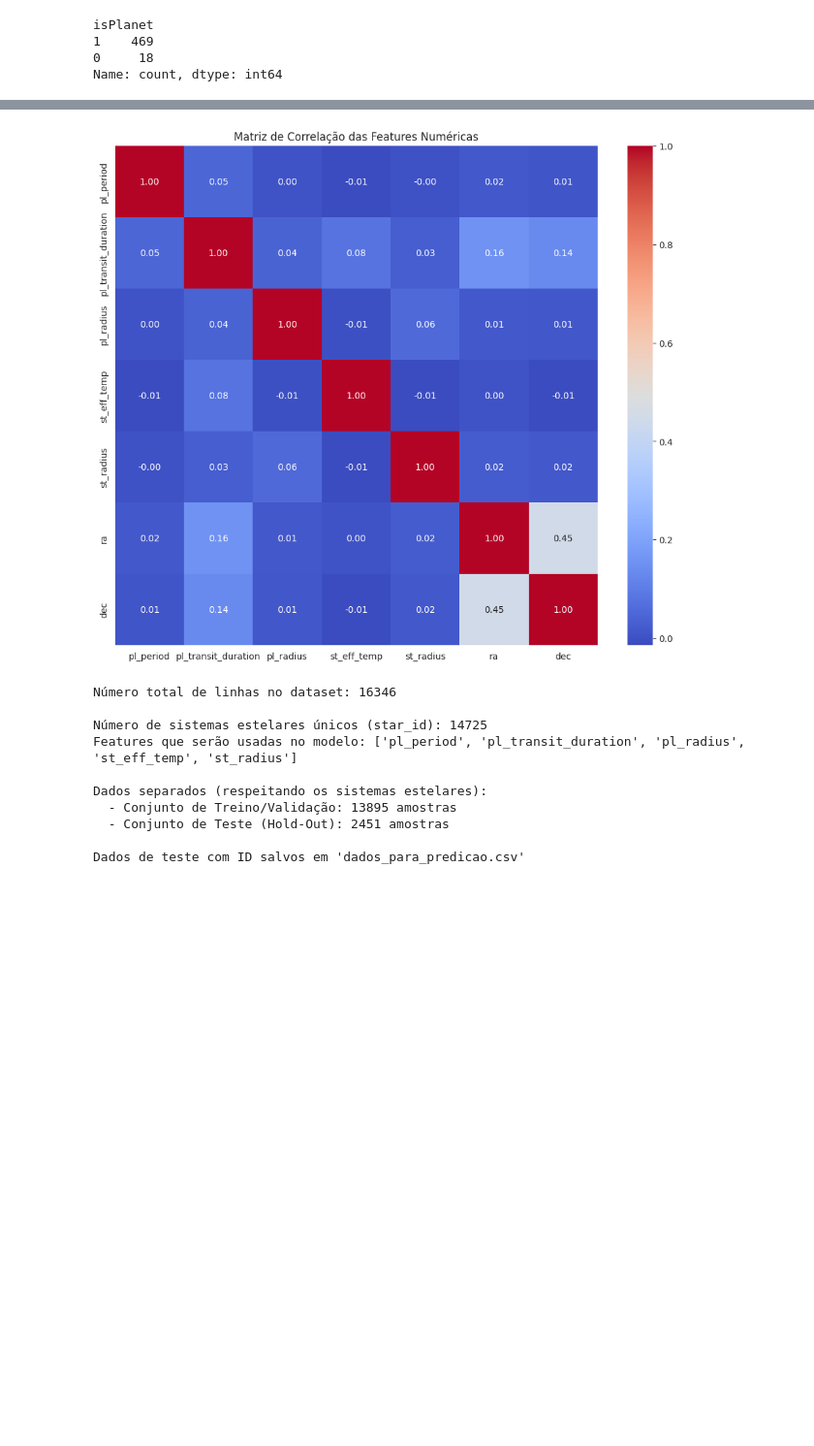
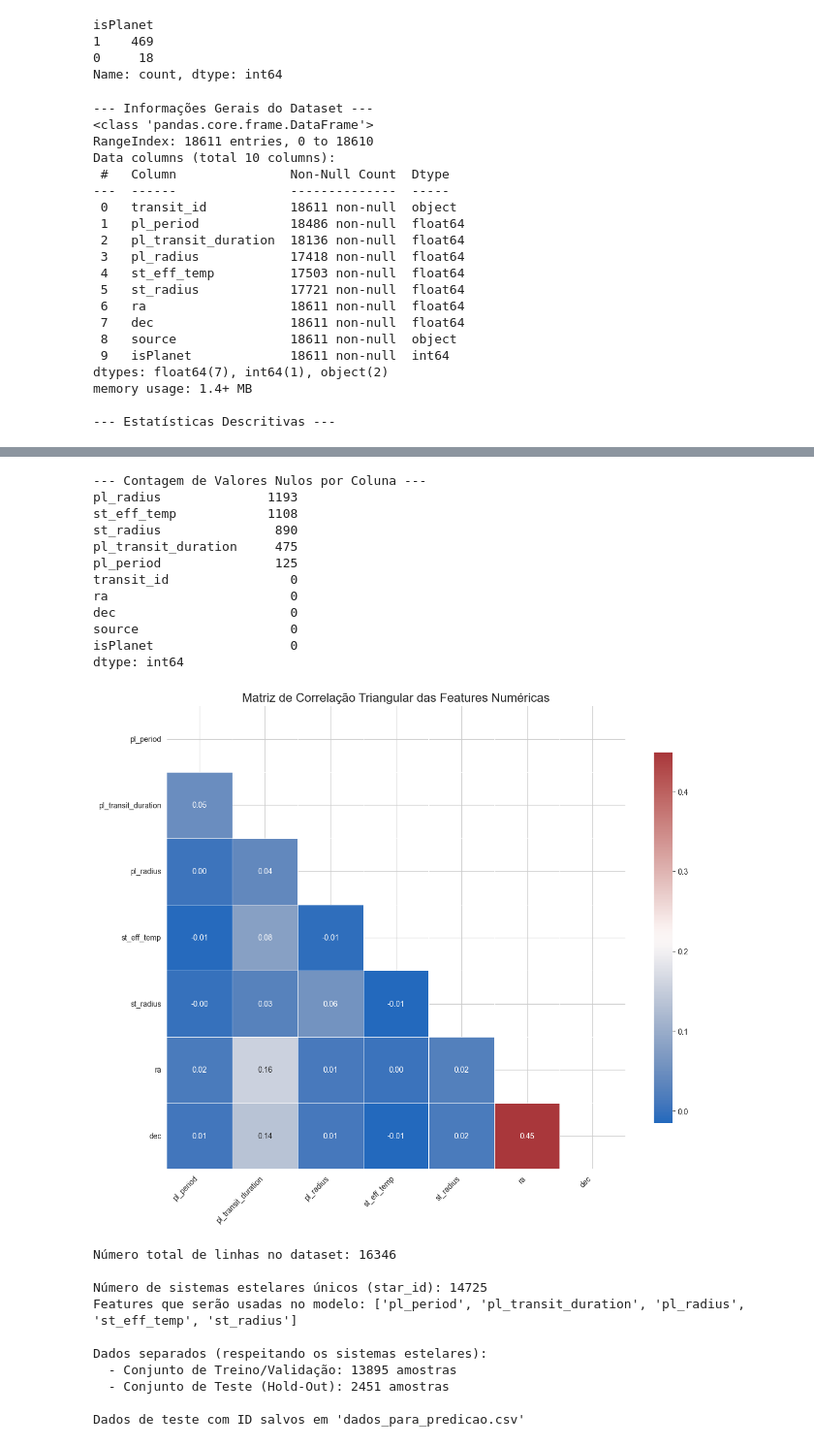
Before and after one commit to GuilhermeFracalossi/exoplanet-detection, a Jupyter notebook: training_notebooks/generic.ipynb, the cells around one changed output, grey strips where cells are left out. Shown at 97% size. Saved outputs shown, nothing was run; the diff lists cells and outputs as text; code cells hidden in the pictures; blank space fills up the shorter version.

Commit message:
feat: optim. threashold, shap added, better correlation matrix

```diff
--- a/training_notebooks/generic.ipynb
+++ b/training_notebooks/generic.ipynb
@@ -303,15 +241,15 @@ Name: count, dtype: int64
 # ==============================================================================
 
 # # --- Informações Gerais e Estatísticas Descritivas ---
-# print("\n--- Informações Gerais do Dataset ---")
-# final_df.info()
+print("\n--- Informações Gerais do Dataset ---")
+final_df.info()
 
-# print("\n--- Estatísticas Descritivas ---")
-# display(final_df.describe())
+print("\n--- Estatísticas Descritivas ---")
+display(final_df.describe())
 
-# # --- Verificação de Valores Nulos ---
-# print("\n--- Contagem de Valores Nulos por Coluna ---")
-# print(final_df.isnull().sum().sort_values(ascending=False))
+# --- Verificação de Valores Nulos ---
+print("\n--- Contagem de Valores Nulos por Coluna ---")
+print(final_df.isnull().sum().sort_values(ascending=False))
 
 # # --- Distribuição da Variável Alvo e da Origem dos Dados ---
 # plt.figure(figsize=(14, 6))
@@ -326,7 +264,7 @@ Name: count, dtype: int64
 # plt.tight_layout()
 # plt.show()
 
-# # --- Distribuição das Features Numéricas ---
+# # # --- Distribuição das Features Numéricas ---
 numeric_features = final_df.select_dtypes(include=np.number).columns.drop('isPlanet')
 # for col in numeric_features:
 #     plt.figure(figsize=(14, 6))
@@ -347,10 +285,53 @@ numeric_features = final_df.select_dtypes(include=np.number).columns.drop('isPla
 #     plt.tight_layout()
 #     plt.show()
 
-# --- Matriz de Correlação ---
+# --- Matriz de Correlação (VERSÃO MELHORADA) ---
 plt.figure(figsize=(12, 10))
+
+# 1. Calcula a matriz de correlação normalmente
 correlation_matrix = final_df[numeric_features].corr()
-sns.heatmap(correlation_matrix, annot=True, cmap='coolwarm', fmt=".2f")
-plt.title('Matriz de Correlação das Features Numéricas')
+
+# 2. Cria uma máscara para o triângulo superior (incluindo a diagonal)
+#    - np.ones_like(correlation_matrix, dtype=bool) cria uma matriz do mesmo tamanho, toda com 'True'.
+#    - np.triu(...) transforma essa matriz, mantendo 'True' apenas na diagonal superior.
+#    - O heatmap do seaborn usa essa máscara para NÃO desenhar as células onde o valor é 'True'.
+mask = np.triu(np.ones_like(correlation_matrix, dtype=bool))
+
+# 3. Desenha o heatmap com as melhorias aplicadas
+sns.heatmap(
+    correlation_matrix,
+    mask=mask,              # Aplica a máscara para esconder a parte superior e a diagonal
+    annot=True,             # Mantém a anotação dos valores
+    fmt=".2f",              # Formata os números com duas casas decimais
+    cmap='vlag',            # Uma paleta de cores divergente e profissional (azul para negativo, vermelho para positivo)
+    linewidths=.5,          # Adiciona uma pequena linha divisória entre as células
+    cbar_kws={"shrink": .8} # Diminui um pouco o tamanho da barra de cores lateral
+)
+
+# 4. Ajustes finais de layout para melhor visualização
+plt.title('Matriz de Correlação Triangular das Features Numéricas', fontsize=16)
+plt.xticks(rotation=45, ha='right') # Rotaciona os labels do eixo X para não se sobreporem
+plt.yticks(rotation=0)              # Mantém os labels do eixo Y na horizontal
+plt.tight_layout()                  # Ajusta o plot para garantir que tudo caiba na figura
 plt.show()
 # %% [output]
+--- Informações Gerais do Dataset ---
+<class 'pandas.core.frame.DataFrame'>
+RangeIndex: 18611 entries, 0 to 18610
+Data columns (total 10 columns):
+ #   Column               Non-Null Count  Dtype
+---  ------               --------------  -----
+ 0   transit_id           18611 non-null  object
+ 1   pl_period            18486 non-null  float64
+ 2   pl_transit_duration  18136 non-null  float64
+ 3   pl_radius            17418 non-null  float64
+ 4   st_eff_temp          17503 non-null  float64
+ 5   st_radius            17721 non-null  float64
+ 6   ra                   18611 non-null  float64
+ 7   dec                  18611 non-null  float64
+ 8   source               18611 non-null  object
+ 9   isPlanet             18611 non-null  int64
+dtypes: float64(7), int64(1), object(2)
+memory usage: 1.4+ MB
+
+--- Estatísticas Descritivas ---
@@ -357,4 +347,16 @@ plt.show()
+--- Contagem de Valores Nulos por Coluna ---
+pl_radius              1193
+st_eff_temp            1108
+st_radius               890
+pl_transit_duration     475
+pl_period               125
+transit_id                0
+ra                        0
+dec                       0
+source                    0
+isPlanet                  0
+dtype: int64
-[figure, old version]
+[figure, new version]
 # %%
 # ==============================================================================
 # 4. PREPARAÇÃO PARA MODELAGEM (VERSÃO ATUALIZADA COM ID)
```
Also changed, not shown: parts of 13 cells of this notebook, 6 other files.
